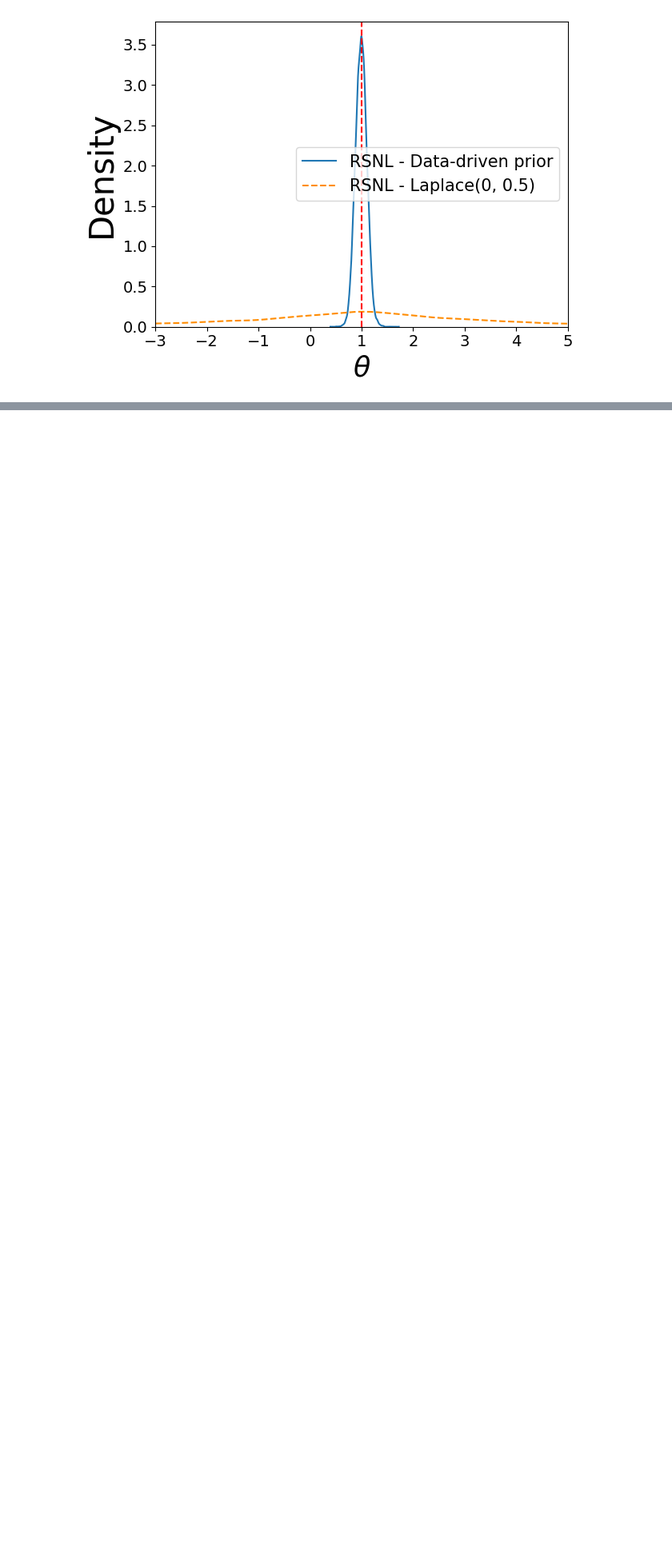
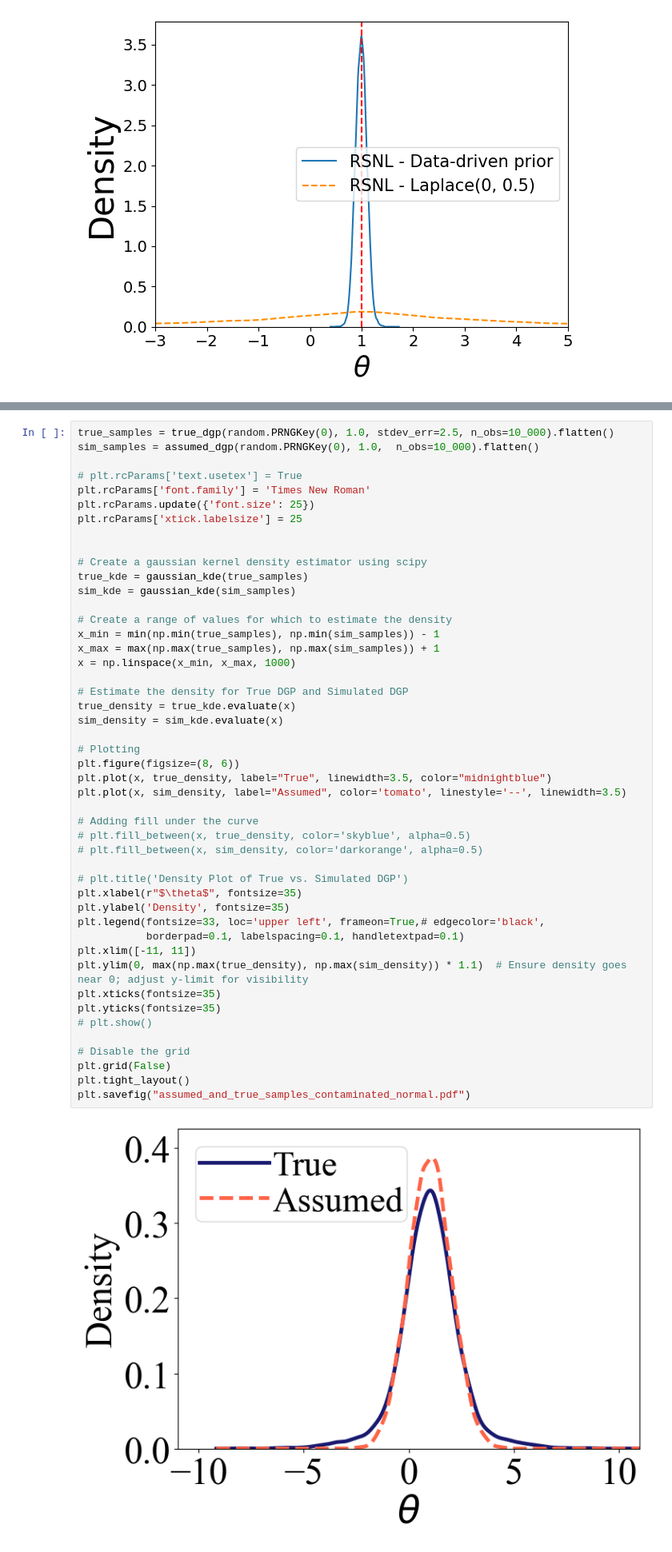
Before and after one commit to RyanJafefKelly/rsnl, a Jupyter notebook: notebooks/contaminated_normal_plots.ipynb, the cells around one changed output, grey strips where cells are left out. Shown at 80% size. Drawn from its saved outputs; the diff is of its cells as text; blank space fills up the shorter version.

```diff
--- a/notebooks/contaminated_normal_plots.ipynb
+++ b/notebooks/contaminated_normal_plots.ipynb
@@ -281,0 +284,49 @@ plt.savefig('contaminated_normal_posterior_prior_comparison.pdf', bbox_inches='t
+# %%
+true_samples = true_dgp(random.PRNGKey(0), 1.0, stdev_err=2.5, n_obs=10_000).flatten()
+sim_samples = assumed_dgp(random.PRNGKey(0), 1.0,  n_obs=10_000).flatten()
+
+# plt.rcParams['text.usetex'] = True
+plt.rcParams['font.family'] = 'Times New Roman'
+plt.rcParams.update({'font.size': 25})
+plt.rcParams['xtick.labelsize'] = 25
+
+
+# Create a gaussian kernel density estimator using scipy
+true_kde = gaussian_kde(true_samples)
+sim_kde = gaussian_kde(sim_samples)
+
+# Create a range of values for which to estimate the density
+x_min = min(np.min(true_samples), np.min(sim_samples)) - 1
+x_max = max(np.max(true_samples), np.max(sim_samples)) + 1
+x = np.linspace(x_min, x_max, 1000)
+
+# Estimate the density for True DGP and Simulated DGP
+true_density = true_kde.evaluate(x)
+sim_density = sim_kde.evaluate(x)
+
+# Plotting
+plt.figure(figsize=(8, 6))
+plt.plot(x, true_density, label="True", linewidth=3.5, color="midnightblue")
+plt.plot(x, sim_density, label="Assumed", color='tomato', linestyle='--', linewidth=3.5)
+
+# Adding fill under the curve
+# plt.fill_between(x, true_density, color='skyblue', alpha=0.5)
+# plt.fill_between(x, sim_density, color='darkorange', alpha=0.5)
+
+# plt.title('Density Plot of True vs. Simulated DGP')
+plt.xlabel(r"$\theta$", fontsize=35)
+plt.ylabel('Density', fontsize=35)
+plt.legend(fontsize=33, loc='upper left', frameon=True,# edgecolor='black',
+           borderpad=0.1, labelspacing=0.1, handletextpad=0.1)
+plt.xlim([-11, 11])
+plt.ylim(0, max(np.max(true_density), np.max(sim_density)) * 1.1)  # Ensure density goes near 0; adjust y-limit for visibility
+plt.xticks(fontsize=35)
+plt.yticks(fontsize=35)
+# plt.show()
+
+# Disable the grid
+plt.grid(False)
+plt.tight_layout()
+plt.savefig("assumed_and_true_samples_contaminated_normal.pdf")
+# %% [output]
+[figure, added]
```
Also changed, not shown: parts of 5 cells of this notebook, 3 other files.
